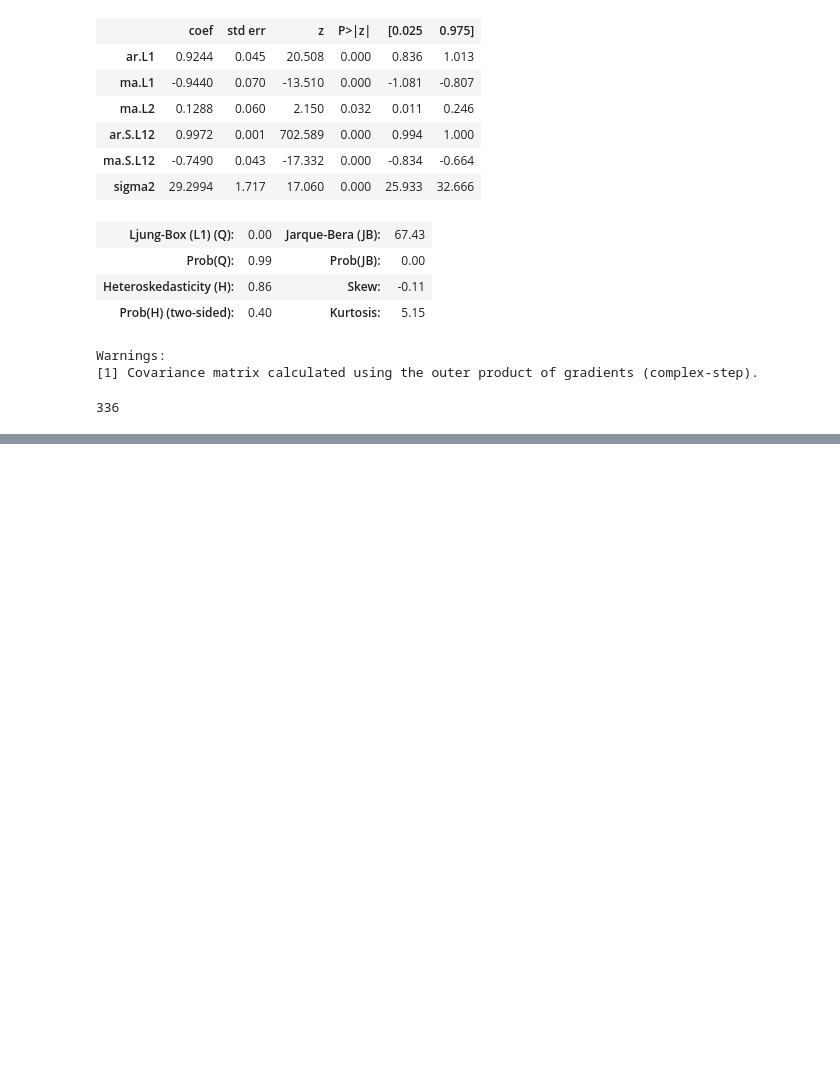
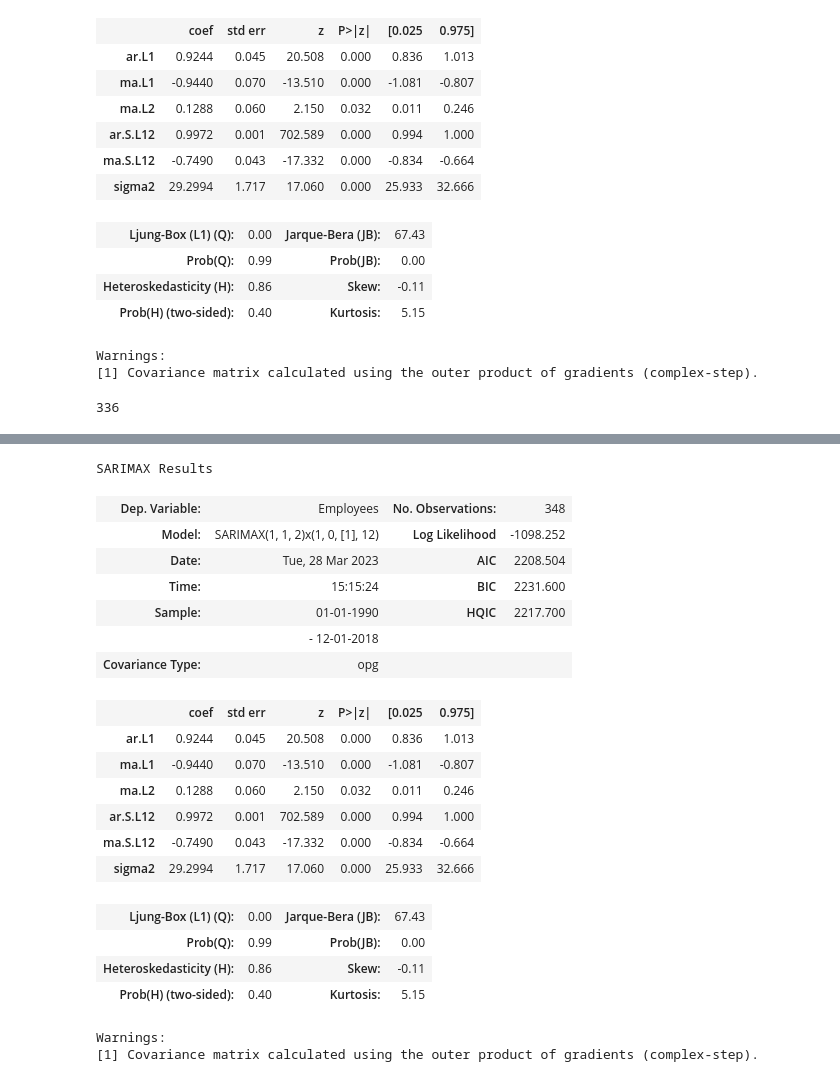
Before and after one commit to seva3/Silaev, a Jupyter notebook: Untitled2.ipynb, the cells around one changed output, grey strips where cells are left out. Drawn from its saved outputs; the diff is of its cells as text; code cells hidden in the pictures; blank space fills up the shorter version.

```diff
--- a/Untitled2.ipynb
+++ b/Untitled2.ipynb
@@ -139,0 +177,28 @@ Warnings:
+# %%
+train = he.iloc[:348]
+test = he.iloc[348:]
+model = SARIMAX(train['Employees'], order=(1,1,2), seasonal_order=(1,0,1,12))
+results = model.fit()
+results.summary()
+# %% [output]
+SARIMAX Results
+| Dep. Variable: | Employees | No. Observations: | 348 |
+| Model: | SARIMAX(1, 1, 2)x(1, 0, [1], 12) | Log Likelihood | -1098.252 |
+| Date: | Tue, 28 Mar 2023 | AIC | 2208.504 |
+| Time: | 15:15:24 | BIC | 2231.600 |
+| Sample: | 01-01-1990 | HQIC | 2217.700 |
+|  | - 12-01-2018 |  |  |
+| Covariance Type: | opg |  |  |
+|  | coef | std err | z | P>|z| | [0.025 | 0.975] |
+| ar.L1 | 0.9244 | 0.045 | 20.508 | 0.000 | 0.836 | 1.013 |
+| ma.L1 | -0.9440 | 0.070 | -13.510 | 0.000 | -1.081 | -0.807 |
+| ma.L2 | 0.1288 | 0.060 | 2.150 | 0.032 | 0.011 | 0.246 |
+| ar.S.L12 | 0.9972 | 0.001 | 702.589 | 0.000 | 0.994 | 1.000 |
+| ma.S.L12 | -0.7490 | 0.043 | -17.332 | 0.000 | -0.834 | -0.664 |
+| sigma2 | 29.2994 | 1.717 | 17.060 | 0.000 | 25.933 | 32.666 |
+| Ljung-Box (L1) (Q): | 0.00 | Jarque-Bera (JB): | 67.43 |
+| Prob(Q): | 0.99 | Prob(JB): | 0.00 |
+| Heteroskedasticity (H): | 0.86 | Skew: | -0.11 |
+| Prob(H) (two-sided): | 0.40 | Kurtosis: | 5.15 |
+Warnings:
+[1] Covariance matrix calculated using the outer product of gradients (complex-step).
```
Also changed, not shown: parts of 11 cells of this notebook.
